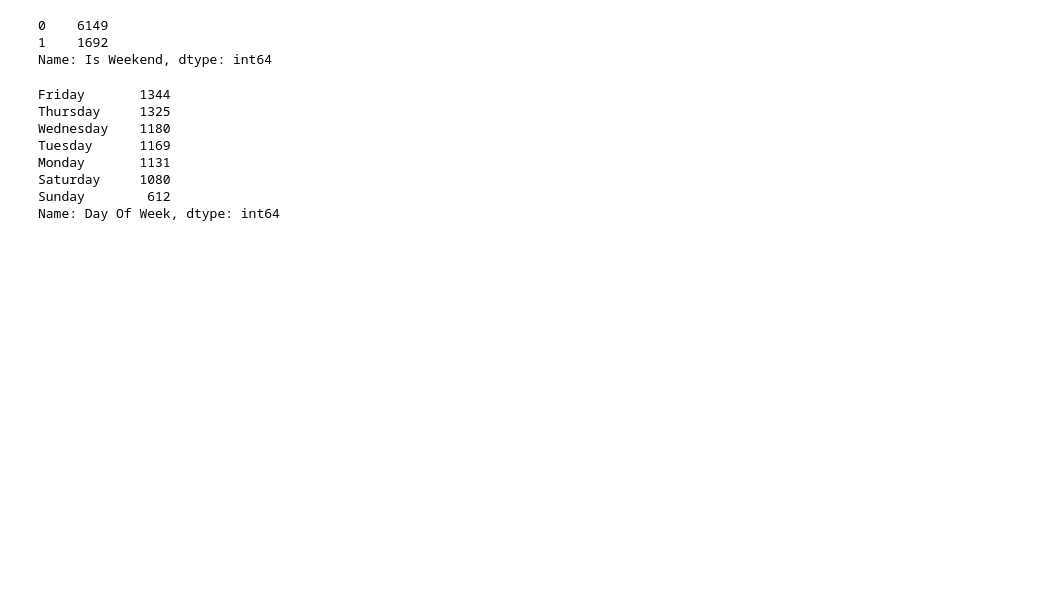
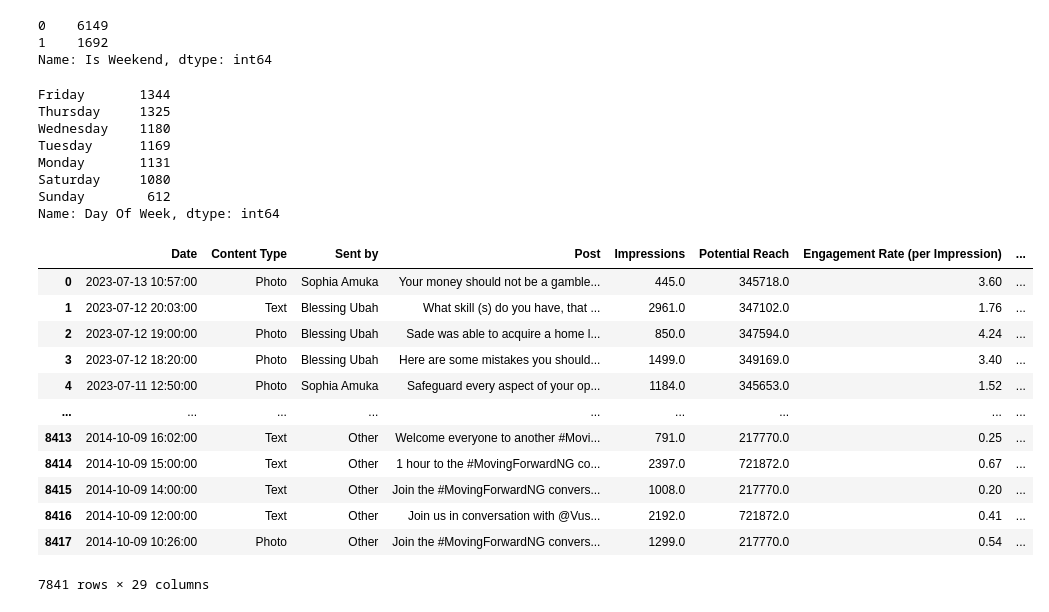
Before and after one commit to samaregbesola/Stanbic-IBTC, a Jupyter notebook: twitter_clean.ipynb, the cells around one changed output. Saved outputs shown, nothing was run; the diff lists cells and outputs as text; code cells hidden in the pictures; blank space fills up the shorter version.

```diff
--- a/twitter_clean.ipynb
+++ b/twitter_clean.ipynb
@@ -556,3 +556,19 @@ Monday       1131
 Saturday     1080
 Sunday        612
 Name: Day Of Week, dtype: int64
+# %%
+df_not_null
+# %% [output]
+|  | Date | Content Type | Sent by | Post | Impressions | Potential Reach | Engagement Rate (per Impression) | ... |
+| 0 | 2023-07-13 10:57:00 | Photo | Sophia Amuka | Your money should not be a gamble... | 445.0 | 345718.0 | 3.60 | ... |
+| 1 | 2023-07-12 20:03:00 | Text | Blessing Ubah | What skill (s) do you have, that ... | 2961.0 | 347102.0 | 1.76 | ... |
+| 2 | 2023-07-12 19:00:00 | Photo | Blessing Ubah | Sade was able to acquire a home l... | 850.0 | 347594.0 | 4.24 | ... |
+| 3 | 2023-07-12 18:20:00 | Photo | Blessing Ubah | Here are some mistakes you should... | 1499.0 | 349169.0 | 3.40 | ... |
+| 4 | 2023-07-11 12:50:00 | Photo | Sophia Amuka | Safeguard every aspect of your op... | 1184.0 | 345653.0 | 1.52 | ... |
+| ... | ... | ... | ... | ... | ... | ... | ... | ... |
+| 8413 | 2014-10-09 16:02:00 | Text | Other | Welcome everyone to another #Movi... | 791.0 | 217770.0 | 0.25 | ... |
+| 8414 | 2014-10-09 15:00:00 | Text | Other | 1 hour to the #MovingForwardNG co... | 2397.0 | 721872.0 | 0.67 | ... |
+| 8415 | 2014-10-09 14:00:00 | Text | Other | Join the #MovingForwardNG convers... | 1008.0 | 217770.0 | 0.20 | ... |
+| 8416 | 2014-10-09 12:00:00 | Text | Other | Join us in conversation with @Vus... | 2192.0 | 721872.0 | 0.41 | ... |
+| 8417 | 2014-10-09 10:26:00 | Photo | Other | Join the #MovingForwardNG convers... | 1299.0 | 217770.0 | 0.54 | ... |
+7841 rows × 29 columns
```
Also changed, not shown: parts of 4 cells of this notebook.
